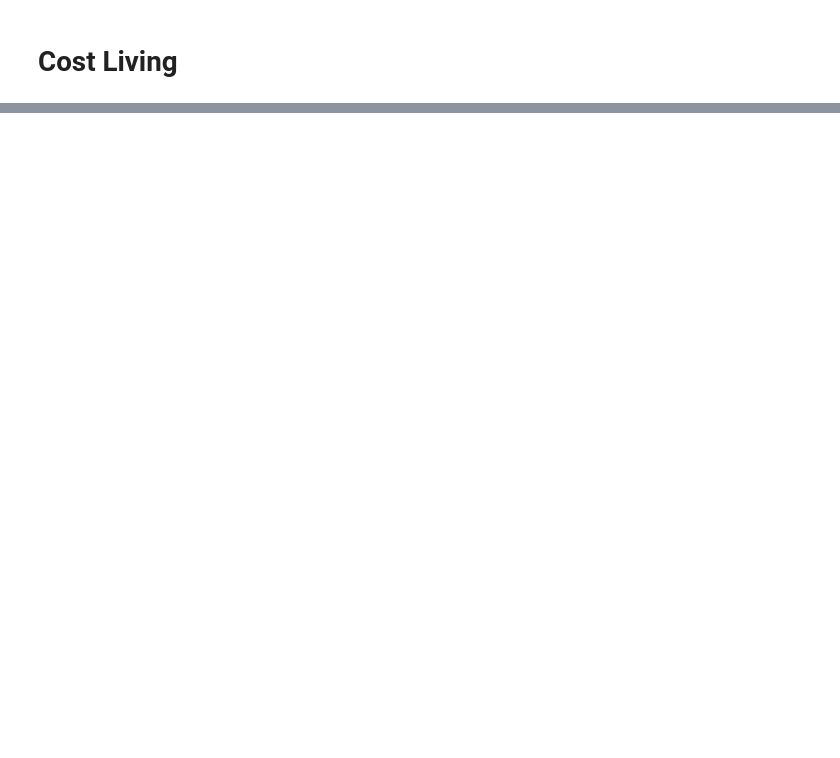
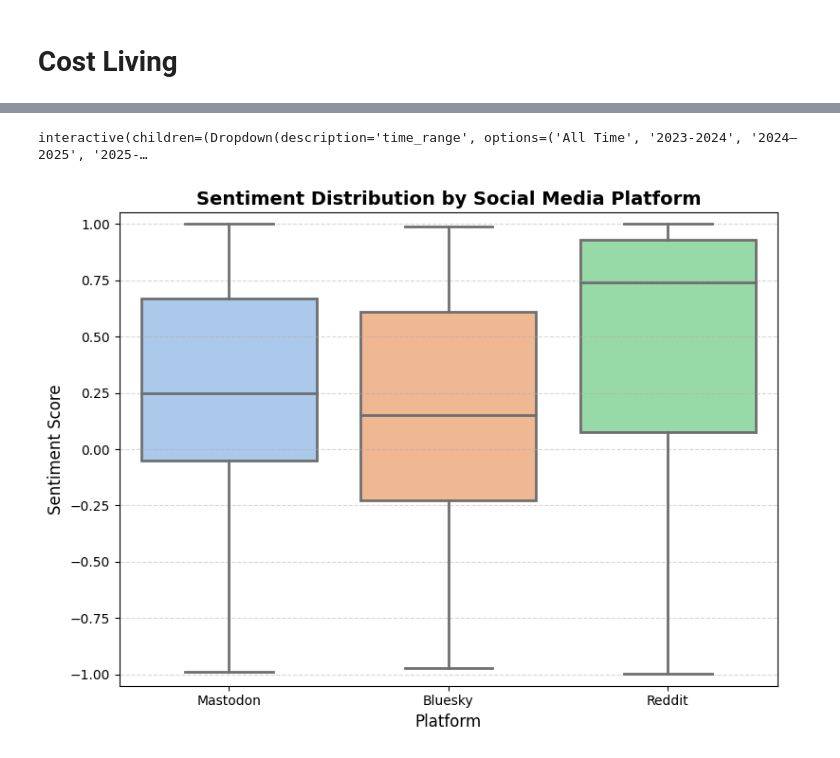
Before and after one commit to TheHQ98/social-media-analysis, a Jupyter notebook: frontend/frontend.ipynb, the cells around one changed output, grey strips where cells are left out. Cells and saved outputs as stored; diff of their text form; code cells hidden in the pictures; blank space fills up the shorter version.

Commit message:
Combine all plots for CostOfLiving

```diff
--- a/frontend/frontend.ipynb
+++ b/frontend/frontend.ipynb
@@ -248,0 +408,8 @@ key_cloud()
+# %%
+show_violin_city_by_time()
+# %% [output]
+interactive(children=(Dropdown(description='time_range', options=('All Time', '2023-2024', '2024–2025', '2025-…
+# %%
+sentimentByPlatform()
+# %% [output]
+[figure, added]
```
Also changed, not shown: parts of 9 cells of this notebook.
